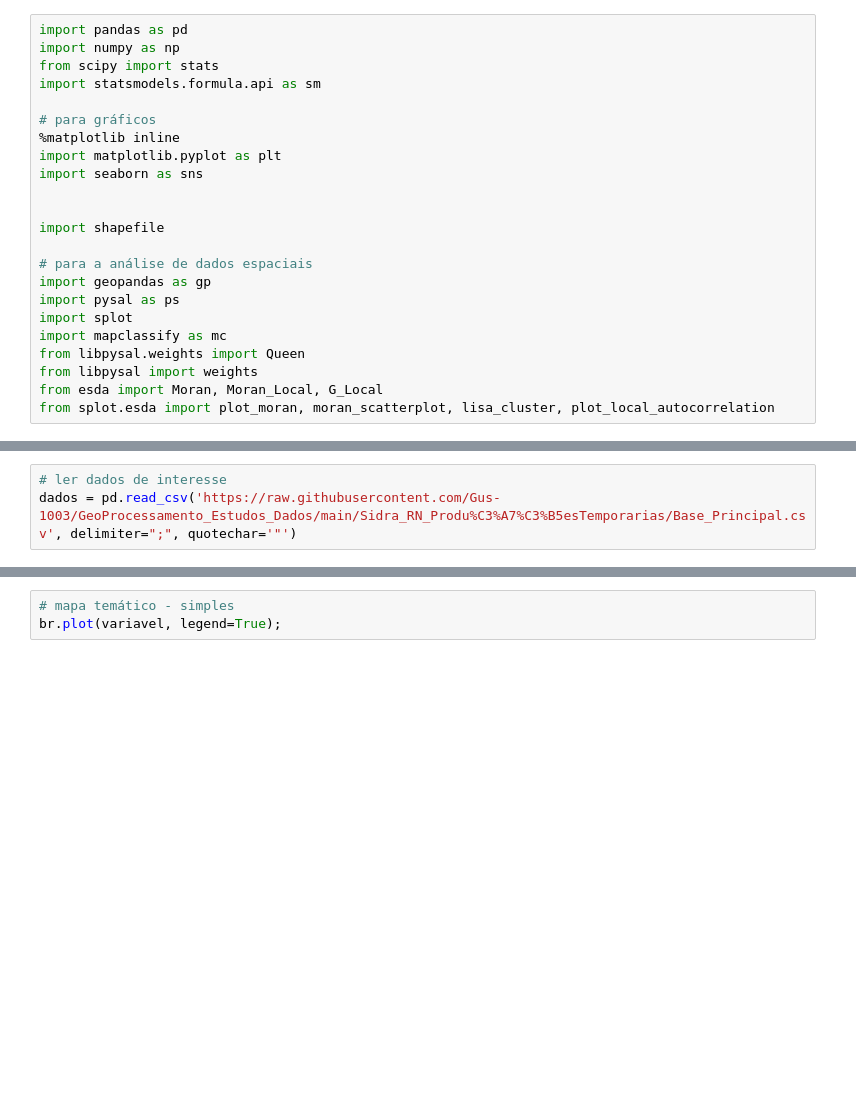
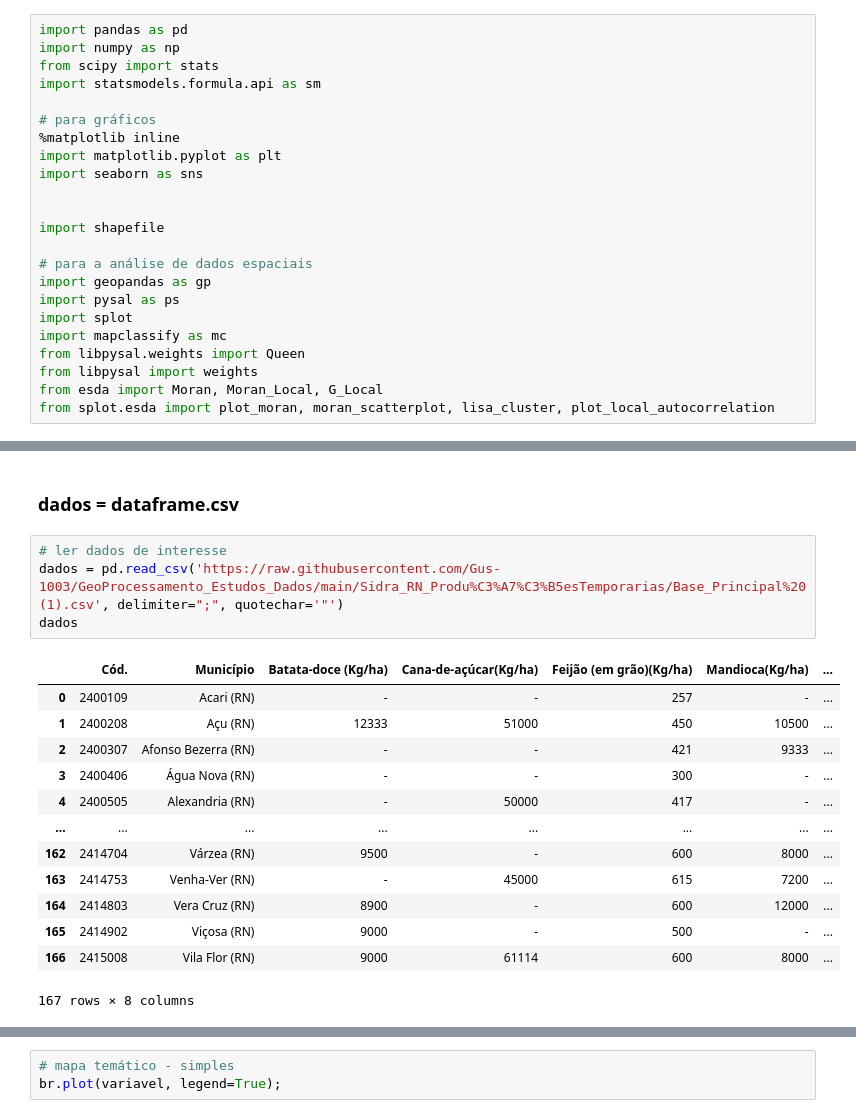
Before and after one commit to Gus-1003/Projetos_Geoestatistica, a Jupyter notebook: Sidra_RN_ProduçõesTemporarias/Sidra_RN_PT.ipynb, the cells around one changed output, grey strips where cells are left out. Drawn from its saved outputs; the diff is of its cells as text; blank space fills up the shorter version.

```diff
--- a/Sidra_RN_ProduçõesTemporarias/Sidra_RN_PT.ipynb
+++ b/Sidra_RN_ProduçõesTemporarias/Sidra_RN_PT.ipynb
@@ -55,3 +106,20 @@ AttributeError: ignored
+# %% [markdown]
+### dados = dataframe.csv
 # %%
 # ler dados de interesse
-dados = pd.read_csv('https://raw.githubusercontent.com/Gus-1003/GeoProcessamento_Estudos_Dados/main/Sidra_RN_Produ%C3%A7%C3%B5esTemporarias/Base_Principal.csv', delimiter=";", quotechar='"')
+dados = pd.read_csv('https://raw.githubusercontent.com/Gus-1003/GeoProcessamento_Estudos_Dados/main/Sidra_RN_Produ%C3%A7%C3%B5esTemporarias/Base_Principal%20(1).csv', delimiter=";", quotechar='"')
+dados
+# %% [output]
+|  | Cód. | Município | Batata-doce (Kg/ha) | Cana-de-açúcar(Kg/ha) | Feijão (em grão)(Kg/ha) | Mandioca(Kg/ha) | ... |
+| 0 | 2400109 | Acari (RN) | - | - | 257 | - | ... |
+| 1 | 2400208 | Açu (RN) | 12333 | 51000 | 450 | 10500 | ... |
+| 2 | 2400307 | Afonso Bezerra (RN) | - | - | 421 | 9333 | ... |
+| 3 | 2400406 | Água Nova (RN) | - | - | 300 | - | ... |
+| 4 | 2400505 | Alexandria (RN) | - | 50000 | 417 | - | ... |
+| ... | ... | ... | ... | ... | ... | ... | ... |
+| 162 | 2414704 | Várzea (RN) | 9500 | - | 600 | 8000 | ... |
+| 163 | 2414753 | Venha-Ver (RN) | - | 45000 | 615 | 7200 | ... |
+| 164 | 2414803 | Vera Cruz (RN) | 8900 | - | 600 | 12000 | ... |
+| 165 | 2414902 | Viçosa (RN) | 9000 | - | 500 | - | ... |
+| 166 | 2415008 | Vila Flor (RN) | 9000 | 61114 | 600 | 8000 | ... |
+167 rows × 8 columns
```
Also changed, not shown: parts of 30 cells of this notebook.
